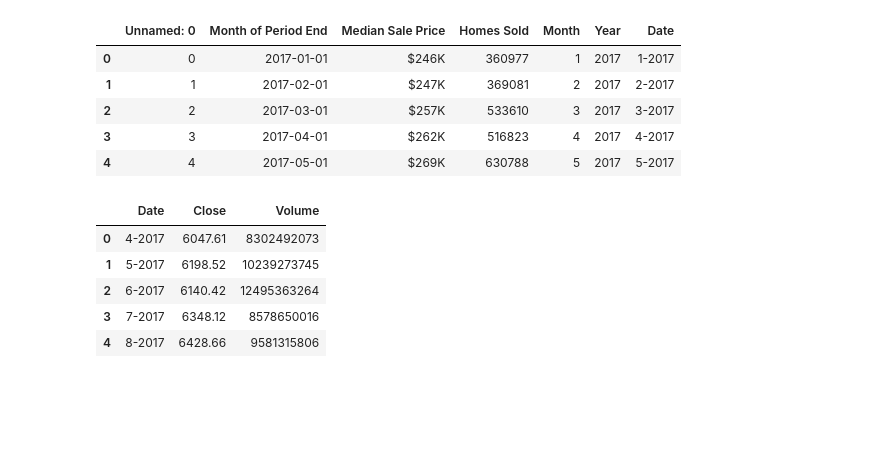
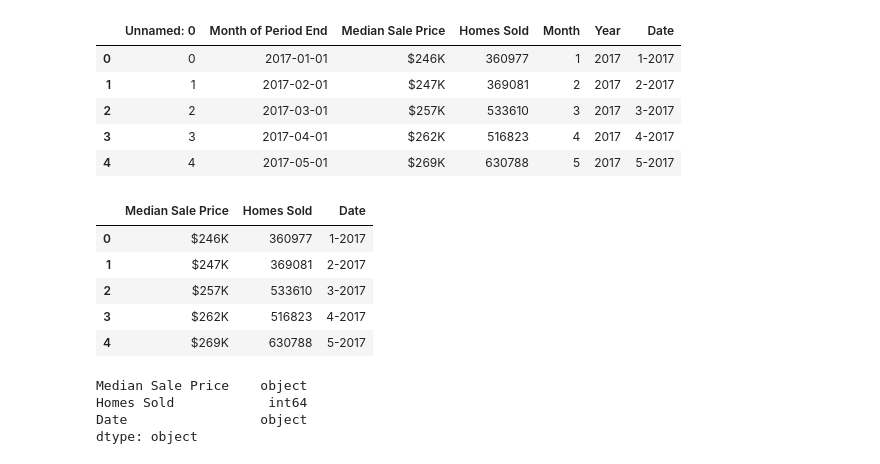
Before and after one commit to Kuldeep200/Covid-19, a Jupyter notebook: cleaning_data_files.ipynb, the cells around one changed output. Saved outputs shown, nothing was run; the diff lists cells and outputs as text; code cells hidden in the pictures; blank space fills up the shorter version.

```diff
--- a/cleaned_covid_data.ipynb
+++ b/cleaning_data_files.ipynb
@@ -289,11 +322,23 @@ df_houses.head()
 | 4 | 4 | 2017-05-01 | $269K | 630788 | 5 | 2017 | 5-2017 |
 # %%
 df_houses.drop(df_houses.columns[[0, 1, 4, 5]], axis = 1, inplace = True)
-df_NASDAQ.head()
+df_houses.head()
 # %% [output]
-|  | Date | Close | Volume |
-| 0 | 4-2017 | 6047.61 | 8302492073 |
-| 1 | 5-2017 | 6198.52 | 10239273745 |
-| 2 | 6-2017 | 6140.42 | 12495363264 |
-| 3 | 7-2017 | 6348.12 | 8578650016 |
-| 4 | 8-2017 | 6428.66 | 9581315806 |
+|  | Median Sale Price | Homes Sold | Date |
+| 0 | $246K | 360977 | 1-2017 |
+| 1 | $247K | 369081 | 2-2017 |
+| 2 | $257K | 533610 | 3-2017 |
+| 3 | $262K | 516823 | 4-2017 |
+| 4 | $269K | 630788 | 5-2017 |
+# %%
+# convert the median sale price to an integer
+# remove the dollar signs
+df_houses["Median Sale Price"] = df_houses["Median Sale Price"].replace({'\$':''}, regex = True)
+# remove the "K"
+df_houses["Median Sale Price"] = df_houses["Median Sale Price"].replace({'K':''}, regex = True)
+df_houses.dtypes
+# %% [output]
+Median Sale Price    object
+Homes Sold            int64
+Date                 object
+dtype: object
```
Also changed, not shown: parts of 14 cells of this notebook, 3 other files.
